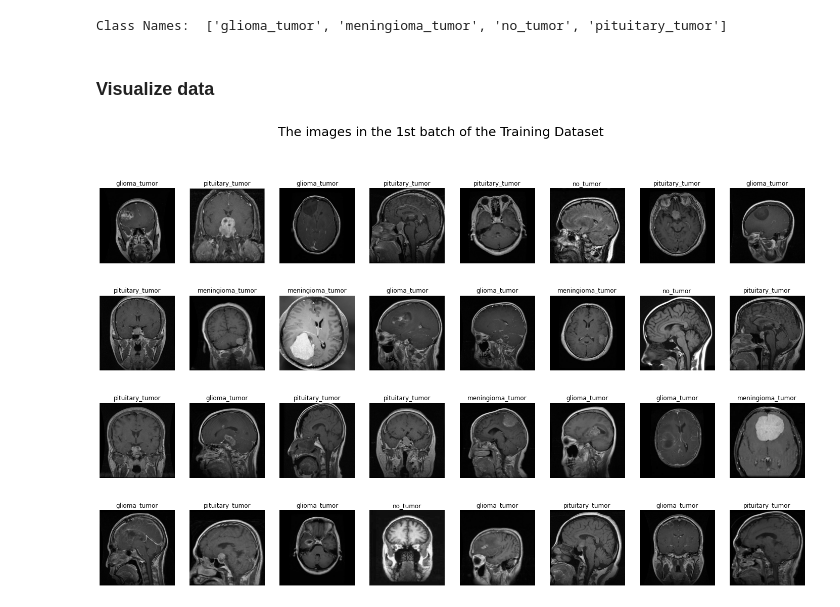
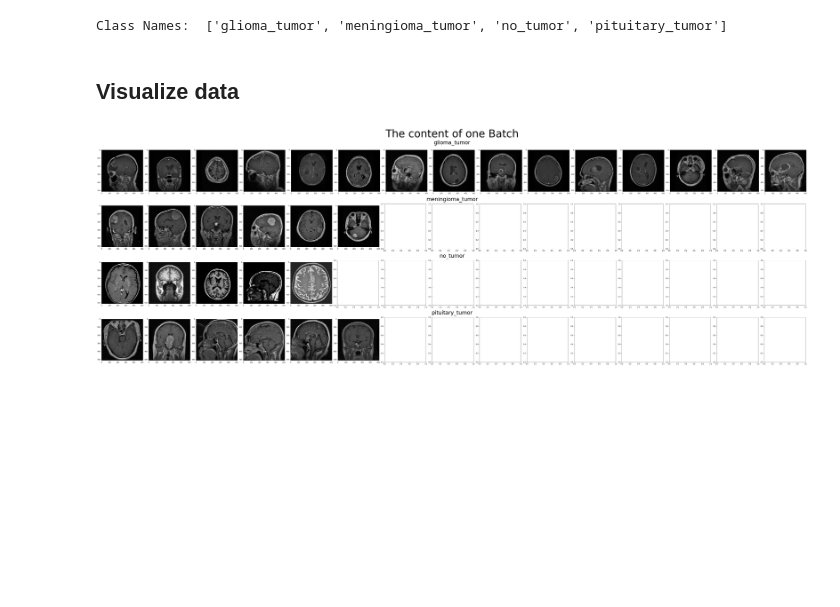
Before and after one commit to bori00/BrainTumorClassification, a Jupyter notebook: BrainTumorClassification.ipynb, the cells around one changed output. Drawn from its saved outputs; the diff is of its cells as text; code cells hidden in the pictures; blank space fills up the shorter version.

```diff
--- a/BrainTumorClassification.ipynb
+++ b/BrainTumorClassification.ipynb
@@ -95,15 +109,49 @@ print("Class Names: ", class_names)
 # %% [output]
 Class Names:  ['glioma_tumor', 'meningioma_tumor', 'no_tumor', 'pituitary_tumor']
 # %% [markdown]
-### Visualize data
+## Visualize data
-# %%
-fig = plt.figure(figsize=(25, 15))
-fig.suptitle("The images in the 1st batch of the Training Dataset", fontsize=25)
-for images, labels in train_ds.take(1):
-    for i in range(images.shape[0]):
-        ax = plt.subplot(4, 8, i + 1)
-        plt.imshow(images[i].numpy().astype("uint8"))
-        plt.title(class_names[int(labels[i])])
-        plt.axis("off")
-# %% [output]
-[figure, removed]
+# %%
+def categorize_images(batch):
+  cardinalities = [0, 0, 0, 0]
+  cat_images = [[], [], [], []]
+
+  for images, labels in batch:
+    for i in range(images.shape[0]):
+        category = int(labels[i])
+        cardinalities[category] = cardinalities[category] + 1
+        cat_images[category].append(images[i].numpy().astype("uint8"))
+
+  return cat_images, cardinalities
+# %%
+def visualize_batch_per_categories(batch):
+  cat_images, cardinalities = categorize_images(batch)
+
+  no_columns = max(cardinalities)
+
+  # create 4x1 subplots
+  fig, axs = plt.subplots(nrows=4, ncols=1, constrained_layout=True)
+  fig.set_figheight(20)
+  fig.set_figwidth(4 * no_columns)
+  fig.suptitle('The content of one Batch', fontsize = 64)
+
+  # clear subplots
+  for ax in axs:
+      ax.remove()
+
+  # add subfigure per subplot
+  gridspec = axs[0].get_subplotspec().get_gridspec()
+  subfigs = [fig.add_subfigure(gs) for gs in gridspec]
+
+  for row, subfig in enumerate(subfigs):
+      subfig.suptitle(class_names[row], fontsize = 32)
+
+      # create 1x3 subplots per subfig
+      axs = subfig.subplots(nrows=1, ncols=no_columns)
+      for col, ax in enumerate(axs):
+          if (cardinalities[row] > col):
+            ax.plot()
+            ax.imshow(cat_images[row][col-1])
+# %%
+visualize_batch_per_categories(train_ds.take(1))
+# %% [output]
+[figure, added]
```
Also changed, not shown: parts of 2 cells of this notebook.
